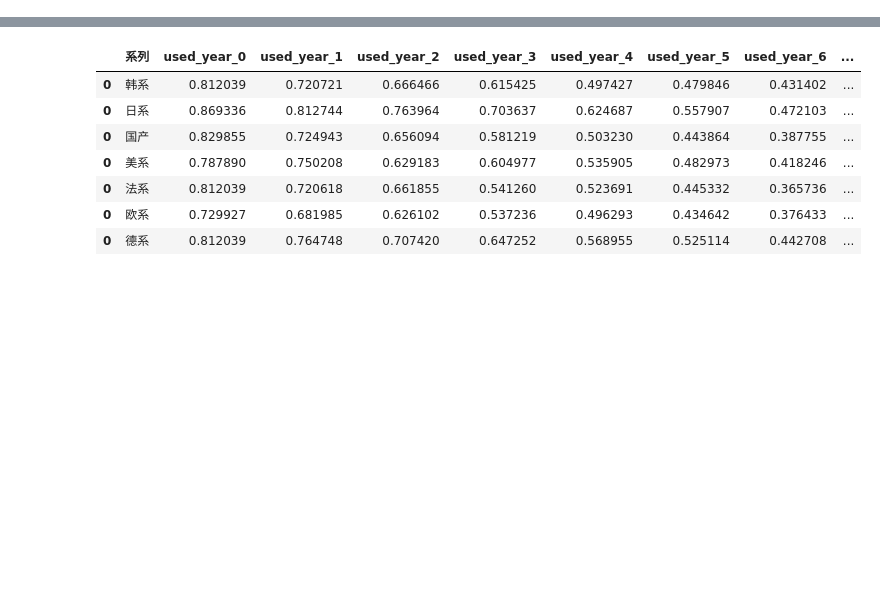
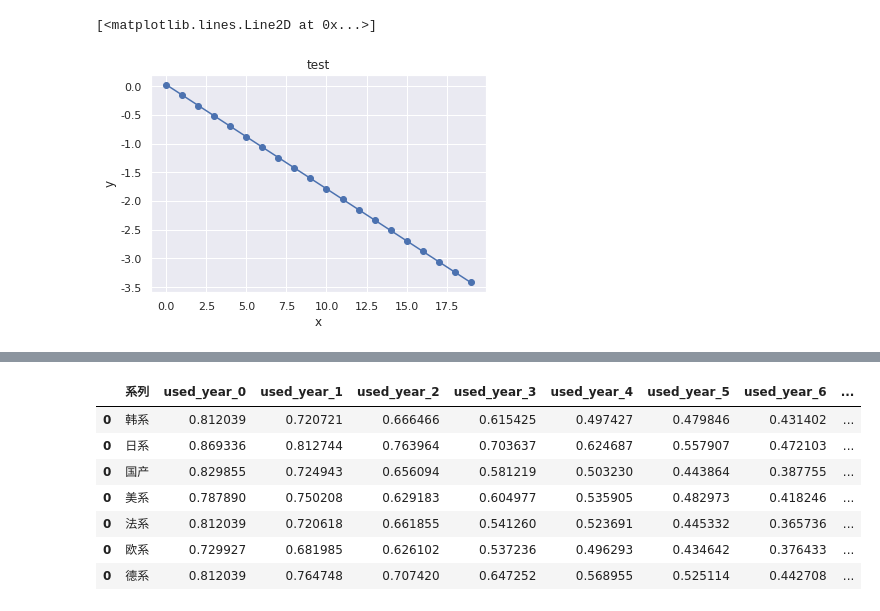
Before and after one commit to dj-lei/evaluation-predict, a Jupyter notebook: explore/analyze_display.ipynb, the cells around one changed output, grey strips where cells are left out. Cells and saved outputs as stored; diff of their text form; code cells hidden in the pictures; blank space fills up the shorter version.

```diff
--- a/explore/analyze_display.ipynb
+++ b/explore/analyze_display.ipynb
@@ -16,3 +16,7 @@ import numpy as np
 import seaborn as sns
 import matplotlib.pyplot as plt
 from scipy.optimize import leastsq
+
+plt.rcParams['font.sans-serif'] = ['SimHei']  # 中文字体设置-黑体
+plt.rcParams['axes.unicode_minus'] = False  # 解决保存图像是负号'-'显示为方块的问题
+sns.set(font='SimHei')  # 解决Seaborn中文显示问题
@@ -59 +44,18 @@ line_k_param.head()
+# %%
+plt.figure()
+plt.title(u'test')
+plt.xlabel(u'x')
+plt.ylabel(u'y')
+plt.grid(True)
+# x = list(div_warehouse_data.warehouse_year.values)
+# y = list(div_warehouse_data.rate.values)
+# plt.plot(x, y, 'k.')
+
+k,b = div_mile_k_param.loc[0, ['k', 'b']]
+x = range(0,20)
+y = [k * i+b for i in range(0,20)]
+plt.plot(x, y, 'o-')
+# %% [output]
+[<matplotlib.lines.Line2D at 0x...>]
+[figure, added]
 # %%
```
Also changed, not shown: parts of 6 cells of this notebook, 1 other file.
